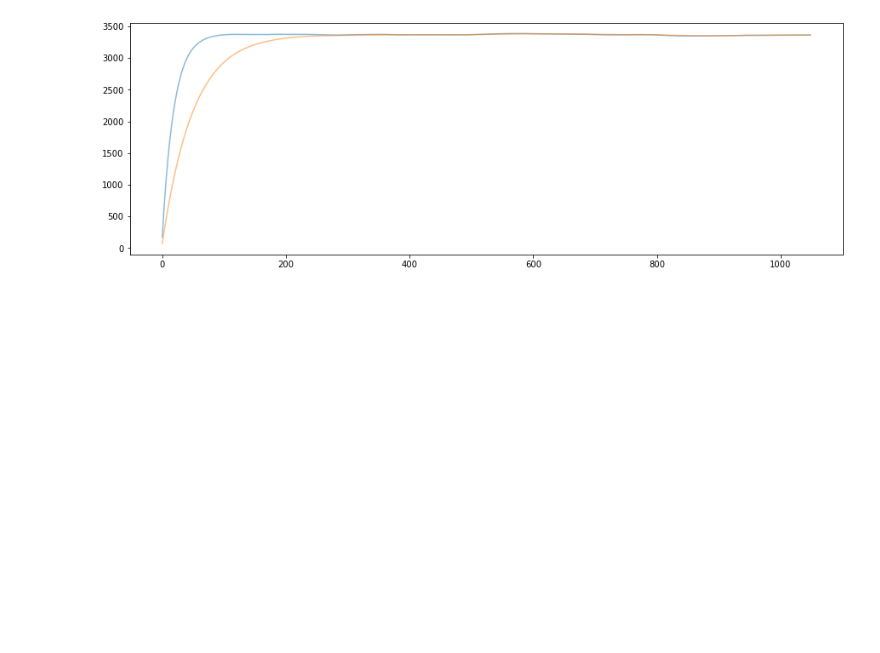
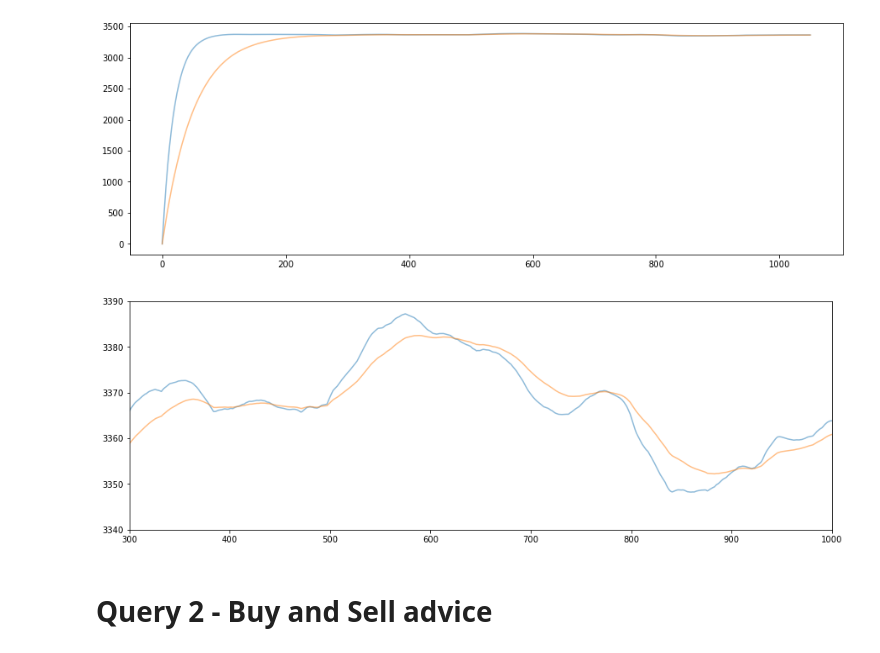
Before and after one commit to kiat/debs2022, a Jupyter notebook: notebooks/Calculate EMA with different smoothing factors .ipynb, the cells around one changed output. Saved outputs shown, nothing was run; the diff lists cells and outputs as text; code cells hidden in the pictures; blank space fills up the shorter version.

```diff
--- a/notebooks/Calculate EMA with different smoothing factors .ipynb
+++ b/notebooks/Calculate EMA with different smoothing factors .ipynb
@@ -74,16 +76,16 @@ price_list = list(price)
 # %%
 print(price.size)
-
 
 # Calculate EMA with different smoothing factors
 def cal_ema(price_list, smooth):
     ema = []
+    alpha = 2 /(1 + smooth)
 
-    for i in range(len(price_list)-1):
+    for i in range(len(price_list)):
         if (i == 0):
-            ema.append((price_list[i] * (2 / (1 + smooth) ) ))
+            ema.append((price_list[i] * alpha ))
         else:
-            ema.append((price_list[i] * (2 / (1 + smooth) ) ) + ema[i-1] * (1 - (2 / (1 + smooth) ) ) )
+            ema.append((price_list[i] * alpha ) + ema[i-1] * (1 - alpha ) )
     return ema
 
 
@@ -101,3 +120,19 @@ plt.plot(np.arange(len(price_list)-2), cal_ema(price_list, 100)[1:], alpha=0.5)
 plt.show()
 # %% [output]
 [figure]
+# %%
+plt.rcParams['figure.figsize'] = [15, 5]
+
+# We do not start from zero for this visualization
+# plt.plot(np.arange(price.size-1), price[1:], alpha=0.5)
+plt.plot(np.arange(len(price_list)), cal_ema(price_list, 38), alpha=0.5)
+plt.plot(np.arange(len(price_list)), cal_ema(price_list, 100), alpha=0.5)
+
+# We need to zoom in to see better.
+plt.xlim(300, 1000)
+plt.ylim(3340, 3390)
+plt.show()
+# %% [output]
+[figure, added]
+# %% [markdown]
+# Query 2 - Buy and Sell advice
```
Also changed, not shown: parts of 4 cells of this notebook.
